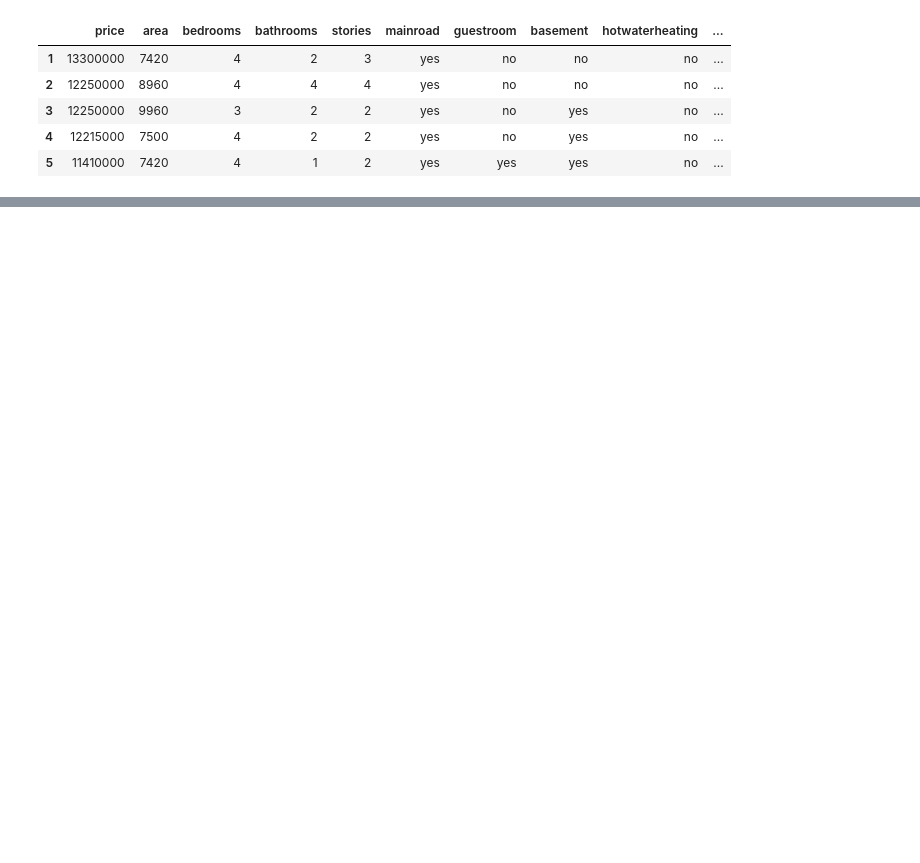
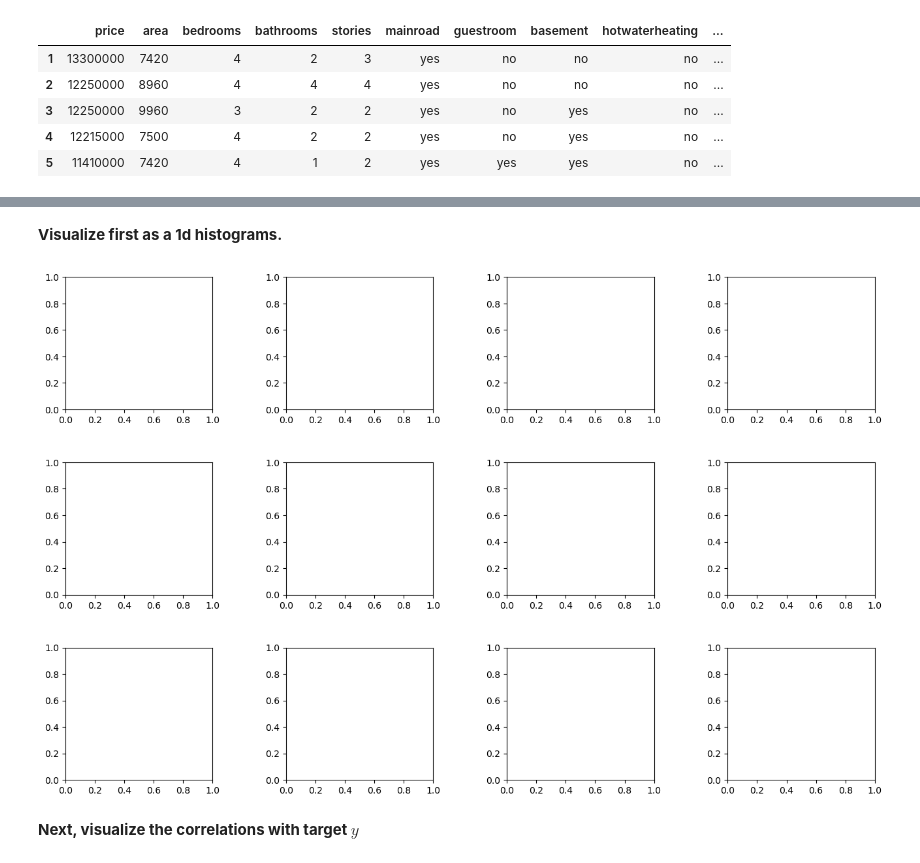
Before and after one commit to odsl-team/block-course-feb25-ML, a Jupyter notebook: tutorials/01_regression.ipynb, the cells around one changed output, grey strips where cells are left out. Drawn from its saved outputs; the diff is of its cells as text; code cells hidden in the pictures; blank space fills up the shorter version.

```diff
--- a/tutorials/01_regression.ipynb
+++ b/tutorials/01_regression.ipynb
@@ -108,8 +99,0 @@ Let's look at the variables that we're plotting!!
-# %%
-'''
-
-'''
-fig, ax = plt.subplots(1,2,figsize=(8,4))
-
-for axi,col in zip(ax, ['area','bedrooms']):
-    axi.scatter(df[col],df['price ($1M)'])
@@ -126,0 +113,32 @@ plt.show()
+# %%
+'''
+SOLN
+'''
+
+# Initialize an array to hold our ata
+n = len(df)
+d = len(x_cols)
+
+X_feat = np.zeros((n,d))
+
+
+'''
+TO DO: Fill X_feat with the data
+'''
+# %% [markdown]
+**Visualize first as a 1d histograms.**
+# %%
+fig, axs = plt.subplots(3,4,figsize=(16,10),gridspec_kw={'hspace':.4,'wspace':.5})
+
+'''
+TO DO: Your code here
+'''
+for i, col, ax in zip(np.arange(d),x_cols,axs.flatten()):
+
+    pass
+
+plt.show()
+# %% [output]
+[figure, added]
+# %% [markdown]
+**Next, visualize the correlations with target $y$**
```
Also changed, not shown: parts of 49 cells of this notebook, 1 other file.
